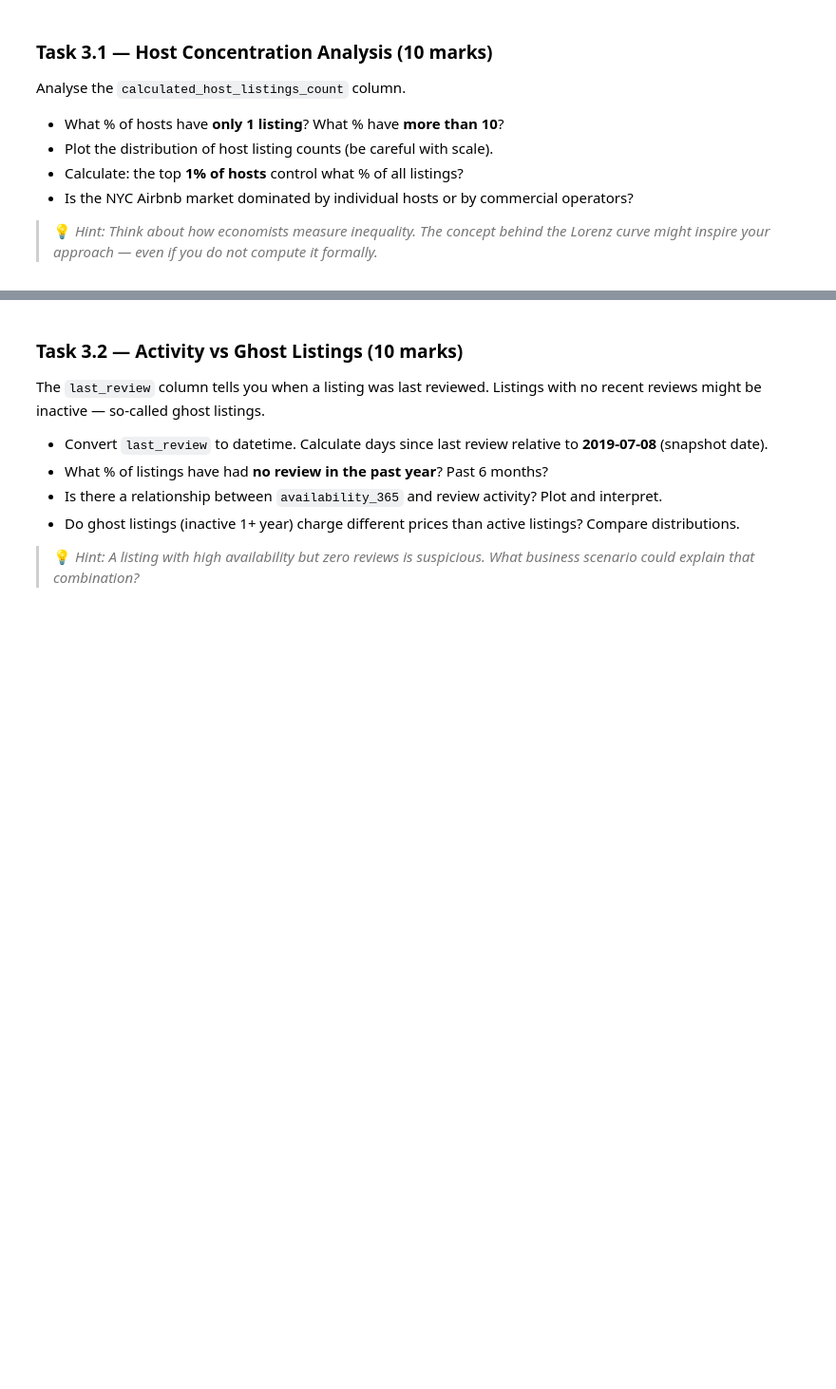
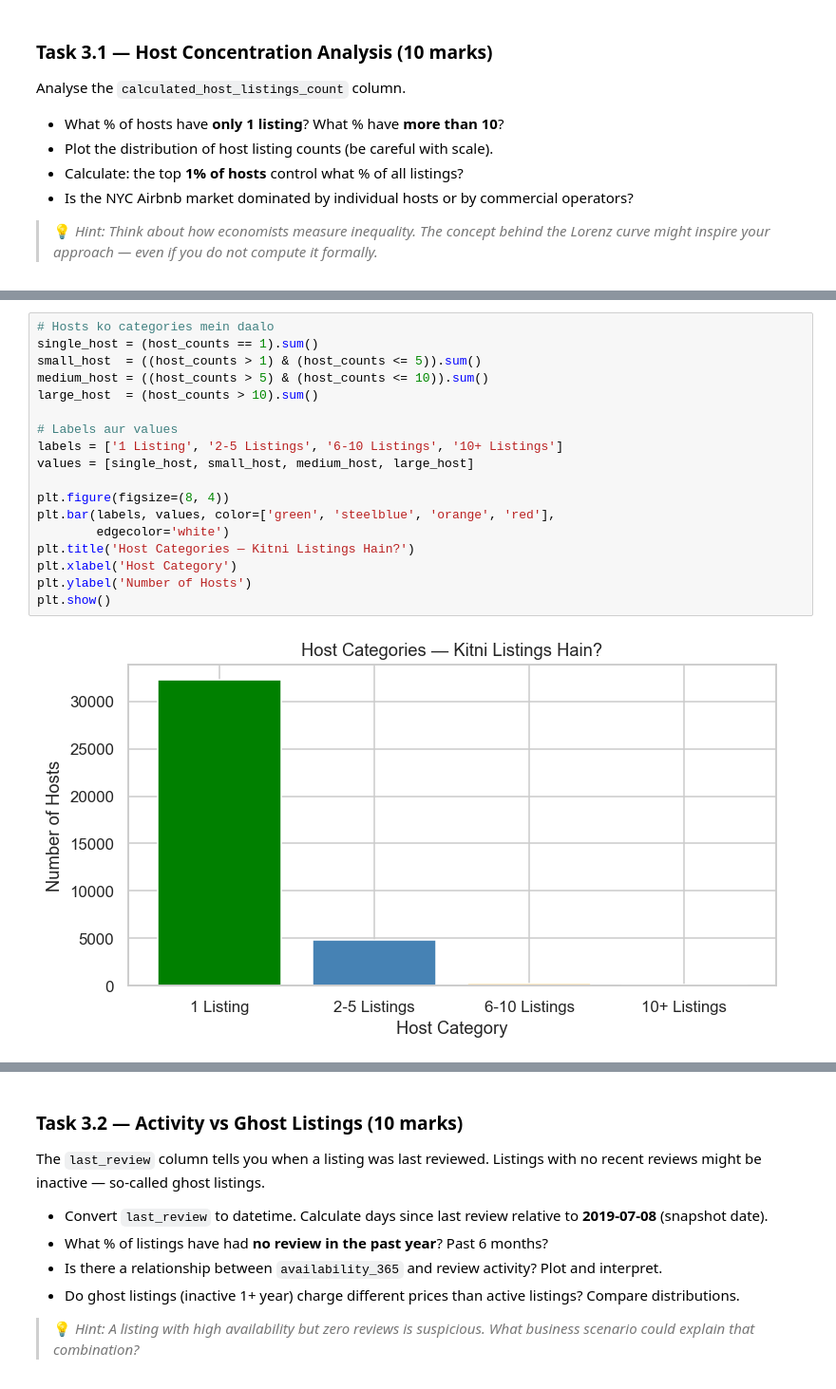
Before and after one commit to tashfeen786/Netsol-week-2, a Jupyter notebook: EDA_Assignment_NYC_Airbnb .ipynb, the cells around one changed output, grey strips where cells are left out. Shown at 95% size. Saved outputs shown, nothing was run; the diff lists cells and outputs as text; blank space fills up the shorter version.

```diff
--- a/EDA_Assignment_NYC_Airbnb .ipynb
+++ b/EDA_Assignment_NYC_Airbnb .ipynb
@@ -657,0 +711,20 @@ Analyse the `calculated_host_listings_count` column.
+# %%
+# Hosts ko categories mein daalo
+single_host = (host_counts == 1).sum()
+small_host  = ((host_counts > 1) & (host_counts <= 5)).sum()
+medium_host = ((host_counts > 5) & (host_counts <= 10)).sum()
+large_host  = (host_counts > 10).sum()
+
+# Labels aur values
+labels = ['1 Listing', '2-5 Listings', '6-10 Listings', '10+ Listings']
+values = [single_host, small_host, medium_host, large_host]
+
+plt.figure(figsize=(8, 4))
+plt.bar(labels, values, color=['green', 'steelblue', 'orange', 'red'],
+        edgecolor='white')
+plt.title('Host Categories — Kitni Listings Hain?')
+plt.xlabel('Host Category')
+plt.ylabel('Number of Hosts')
+plt.show()
+# %% [output]
+[figure, added]
```
Also changed, not shown: parts of 19 cells of this notebook.
